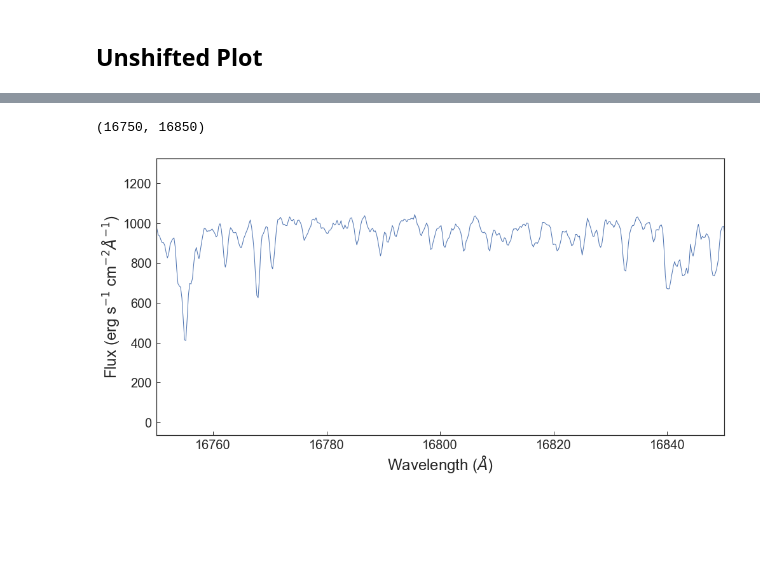
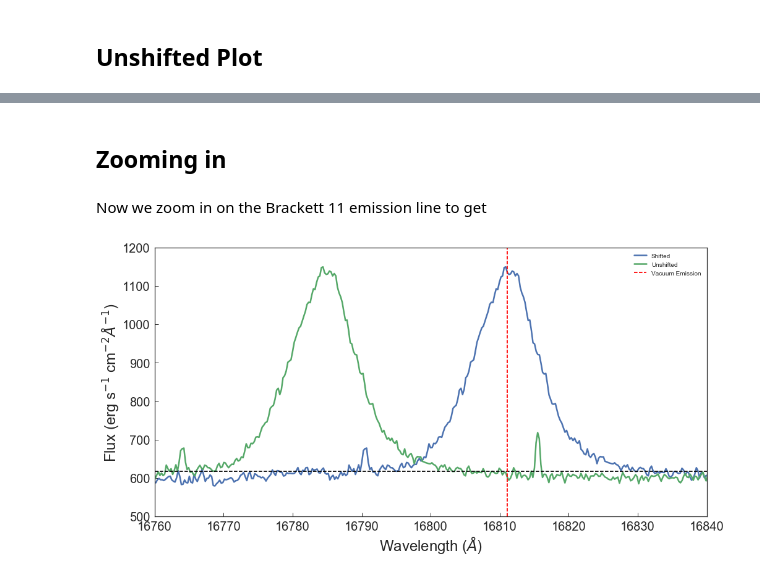
Before and after one commit to ballanr/T-Tauri, a Jupyter notebook: Shifting Spectra.ipynb, the cells around one changed output, grey strips where cells are left out. Saved outputs shown, nothing was run; the diff lists cells and outputs as text; code cells hidden in the pictures; blank space fills up the shorter version.

```diff
--- a/Shifting Spectra.ipynb
+++ b/Shifting Spectra.ipynb
@@ -12,0 +15,5 @@ import csv
+# %%
+def find_nearest(array,value):
+    index = (np.abs(array-value)).argmin()
+    #return array[index]
+    return index
@@ -97,14 +107,8 @@ plt.ylabel('Flux (erg s' + r'$^{-1}$'+' cm'+r'$^{-2}$' + r'$\AA^{-1}$'+')', font
-# %%
-loc_id = 4285
-two_massid='2M18513571+3021504'
-spectest1 = apread.apStar(loc_id,two_massid,ext=1,header=False)[3]
-fig,ax = plt.subplots(figsize=(16,8))
-plt.plot(Lambda,spectest1,linewidth=1)
-ax.tick_params(axis='both', labelsize=20)
-plt.xlabel('Wavelength'+' '+'('+ r'$\AA$'+')', fontsize=24)
-plt.ylabel('Flux (erg s' + r'$^{-1}$'+' cm'+r'$^{-2}$' + r'$\AA^{-1}$'+')', fontsize=24)
-plt.xlim(16750,16850)
-#plt.ylim(-50,300)
-# %% [output]
-(16750, 16850)
-[figure, removed]
+# %% [markdown]
+## Zooming in
+# %% [markdown]
+Now we zoom in on the Brackett 11 emission line to get
+# %%
+Brackett_EqW_Plot(4586,'2M03434449+3143092',11,16760,16840,500,1200)
+# %% [output]
+[figure, added]
```
Also changed, not shown: parts of 15 cells of this notebook.
